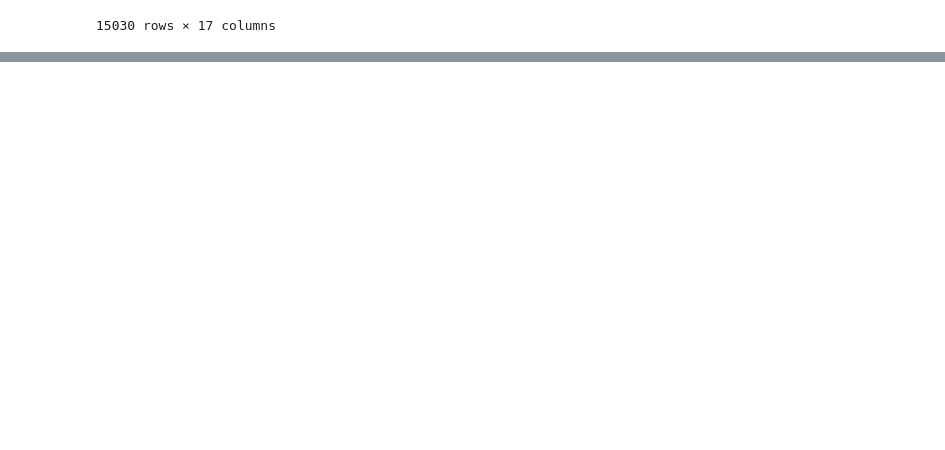
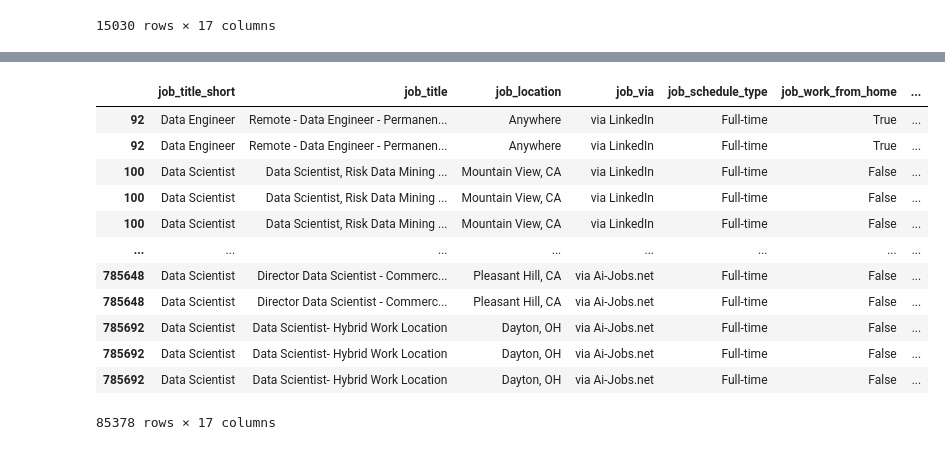
Before and after one commit to Ahmed-TakeyEldeen/Python_Test_Project, a Jupyter notebook: 3_Project/Salary_analysis.ipynb, the cells around one changed output, grey strips where cells are left out. Cells and saved outputs as stored; diff of their text form; code cells hidden in the pictures; blank space fills up the shorter version.

```diff
--- a/3_Project/Salary_analysis.ipynb
+++ b/3_Project/Salary_analysis.ipynb
@@ -84,0 +85,18 @@ plt.show()
+# %%
+df_US_DA = df_US[df_US['job_title_short'] == 'Data Analyst'].copy()
+df_US_DA= df_US.explode('job_skills')
+df_US_DA
+# %% [output]
+|  | job_title_short | job_title | job_location | job_via | job_schedule_type | job_work_from_home | ... |
+| 92 | Data Engineer | Remote - Data Engineer - Permanen... | Anywhere | via LinkedIn | Full-time | True | ... |
+| 92 | Data Engineer | Remote - Data Engineer - Permanen... | Anywhere | via LinkedIn | Full-time | True | ... |
+| 100 | Data Scientist | Data Scientist, Risk Data Mining ... | Mountain View, CA | via LinkedIn | Full-time | False | ... |
+| 100 | Data Scientist | Data Scientist, Risk Data Mining ... | Mountain View, CA | via LinkedIn | Full-time | False | ... |
+| 100 | Data Scientist | Data Scientist, Risk Data Mining ... | Mountain View, CA | via LinkedIn | Full-time | False | ... |
+| ... | ... | ... | ... | ... | ... | ... | ... |
+| 785648 | Data Scientist | Director Data Scientist - Commerc... | Pleasant Hill, CA | via Ai-Jobs.net | Full-time | False | ... |
+| 785648 | Data Scientist | Director Data Scientist - Commerc... | Pleasant Hill, CA | via Ai-Jobs.net | Full-time | False | ... |
+| 785692 | Data Scientist | Data Scientist- Hybrid Work Location | Dayton, OH | via Ai-Jobs.net | Full-time | False | ... |
+| 785692 | Data Scientist | Data Scientist- Hybrid Work Location | Dayton, OH | via Ai-Jobs.net | Full-time | False | ... |
+| 785692 | Data Scientist | Data Scientist- Hybrid Work Location | Dayton, OH | via Ai-Jobs.net | Full-time | False | ... |
+85378 rows × 17 columns
```
Also changed, not shown: parts of 4 cells of this notebook, 2 other files.
